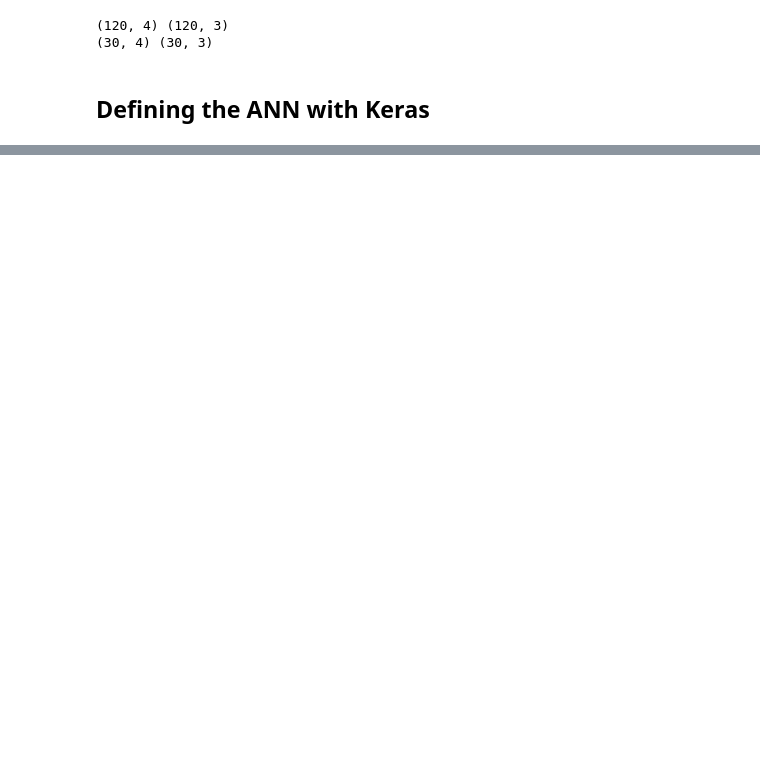
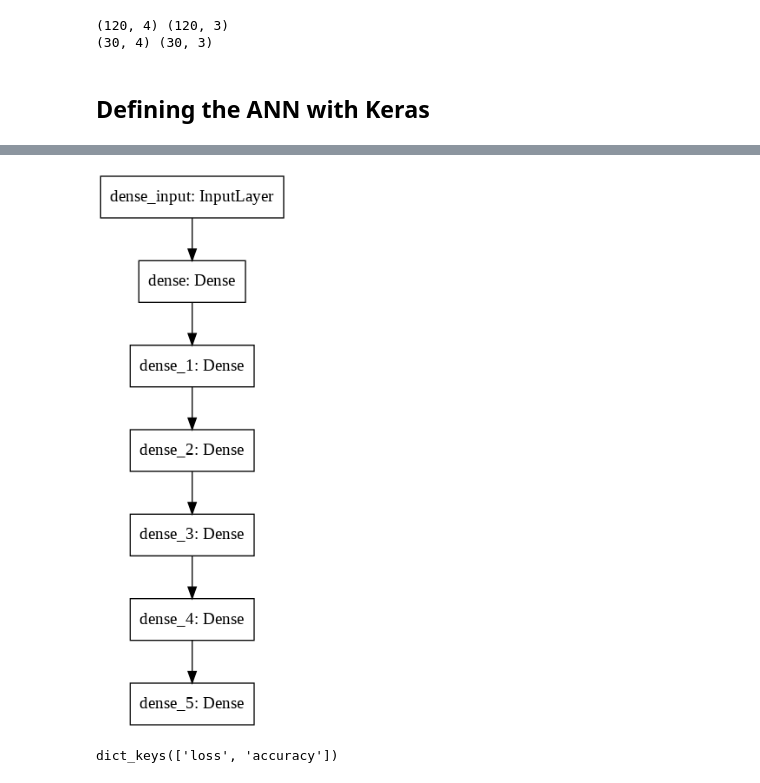
Before and after one commit to lmcanavals/dm, a Jupyter notebook: 20202/dm_20202_0501_ann.ipynb, the cells around one changed output, grey strips where cells are left out. Saved outputs shown, nothing was run; the diff lists cells and outputs as text; code cells hidden in the pictures; blank space fills up the shorter version.

```diff
--- a/20202/dm_20202_0501_ann.ipynb
+++ b/20202/dm_20202_0501_ann.ipynb
@@ -37,11 +38,11 @@ print(x_test.shape, y_test.shape)
 ## Defining the ANN with Keras
 # %%
 model = Sequential([Dense(8, input_dim=4, activation='relu'),
-                    Dense(16, activation='relu'),
-                    Dense(32, activation='relu'),
-                    Dense(16, activation='relu'),
-                    Dense(8, activation='relu'),
+                    Dense(18,activation='relu'),
+                    Dense(25,activation='relu'),
+                    Dense(30,activation='relu'),
+                    Dense(10,activation='relu'),
                     Dense(3, activation='softmax')])
 model.compile(optimizer='adam', loss='binary_crossentropy', metrics=['accuracy'])
 # %%
-model.fit(x_train, y_train, epochs=10, batch_size=10)
+hist = model.fit(x_train, y_train, epochs=100, batch_size=10, verbose=2)
@@ -74,0 +54,8 @@ model.evaluate(x_test, y_test)
+# %%
+keras.utils.plot_model(model)
+# %% [output]
+[figure, added]
+# %%
+print(hist.history.keys())
+# %% [output]
+dict_keys(['loss', 'accuracy'])
```
Also changed, not shown: parts of 5 cells of this notebook.
